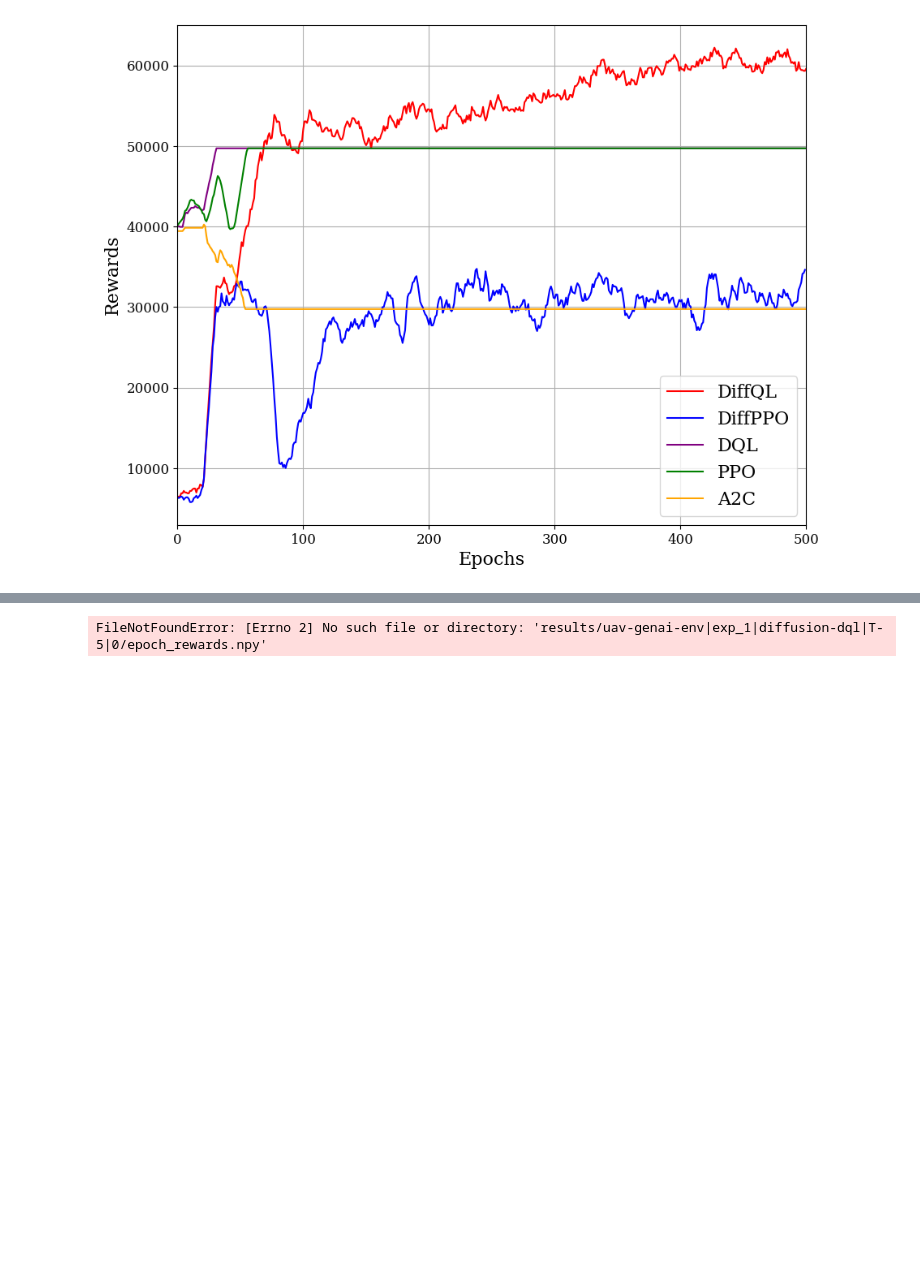
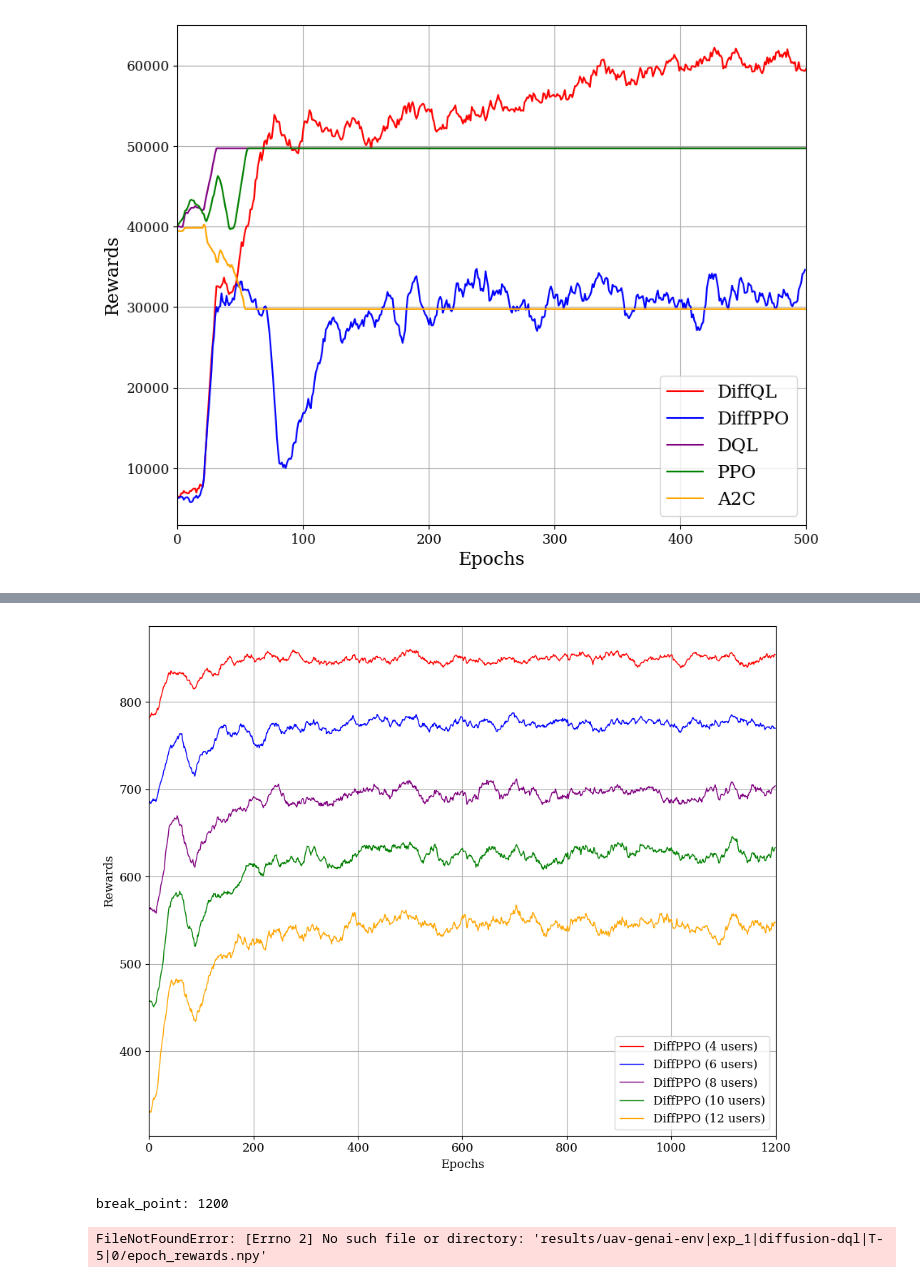
Before and after one commit to qkhanh711/Diffusion-Policies-for-RL, a Jupyter notebook: src/plot.ipynb, the cells around one changed output, grey strips where cells are left out. Saved outputs shown, nothing was run; the diff lists cells and outputs as text; code cells hidden in the pictures; blank space fills up the shorter version.

```diff
--- a/src/plot.ipynb
+++ b/src/plot.ipynb
@@ -144,3 +161,35 @@ break_point: 1200
+# %%
+num_users = [4,6,8,10,12]
+seed = 25
+threshold = 1200
+xlim = 250
+xlim = 1200
+version = '3-org'
+window_size = 25
+model_name = ['dql', 'dppo', 'gdql', 'gppo', 'a2c', 'da2c']
+paths = {
+    "DiffQL" : f'../t_results/gail-service-env-v{version}|exp_1/diffusion-{model_name[1]}|T-5|ms-online/{num_users[0]}/{seed}/episode_rewards_{model_name[1]}.npy',
+    "DiffPPO": f'../t_results/gail-service-env-v{version}|exp_1/diffusion-{model_name[1]}|T-5|ms-online/{num_users[1]}/{seed}/episode_rewards_{model_name[1]}.npy',
+  # "DiffPPO": '../src/results/gail-service-env|exp_1/diffusion-ppo|T-5|ms-online/0/episode_rewards_ppo.npy',
+    "DQL"    : f'../t_results/gail-service-env-v{version}|exp_1/diffusion-{model_name[1]}|T-5|ms-online/{num_users[2]}/{seed}/episode_rewards_{model_name[1]}.npy',
+    "PPO"    : f'../t_results/gail-service-env-v{version}|exp_1/diffusion-{model_name[1]}|T-5|ms-online/{num_users[3]}/{seed}/episode_rewards_{model_name[1]}.npy',
+    "A2C"    : f'../t_results/gail-service-env-v{version}|exp_1/diffusion-{model_name[1]}|T-5|ms-online/{num_users[4]}/{seed}/episode_rewards_{model_name[1]}.npy',
+  # "DA2C"   : '../src/results/gail-service-env|exp_1/diffusion-da2c|T-5|ms-online/24/episode_rewards_da2c.npy'
+}
+
+while True:
+    print(f"xlim: {xlim}")
+    clear_output(wait=True)
+    break_point = plot_reward_curve(paths, xlim = xlim, window_size=window_size, labels=labels)
+    time.sleep(0.0002)
+    # xlim += 1
+    xlim = max(break_point, xlim)
+    print(f"break_point: {break_point}")
+    if break_point == 1500 or xlim == threshold:
+        break
+# %% [output]
+[figure, added]
+break_point: 1200
 # %%
 path = 'results/gail-service-env|exp_1|diffusion-ql|T-5|ms-offline|k-1|0/episode_rewards.npy'
 paths = [
```
Also changed, not shown: parts of 2 cells of this notebook, 4 other files.
